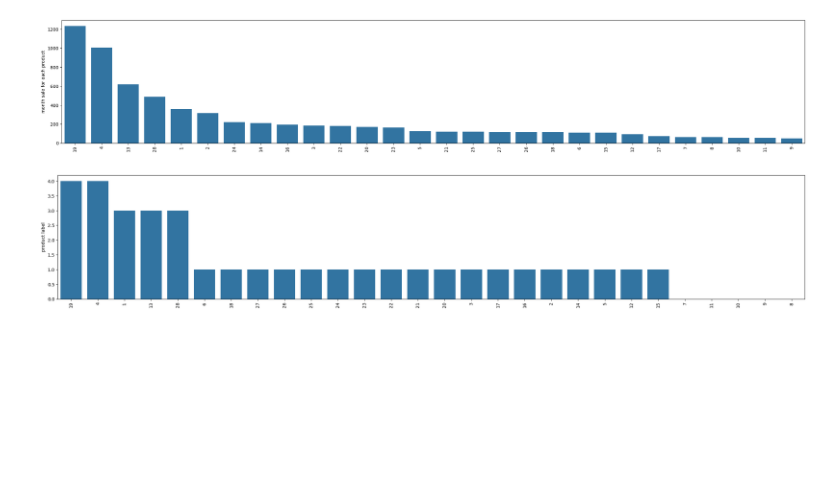
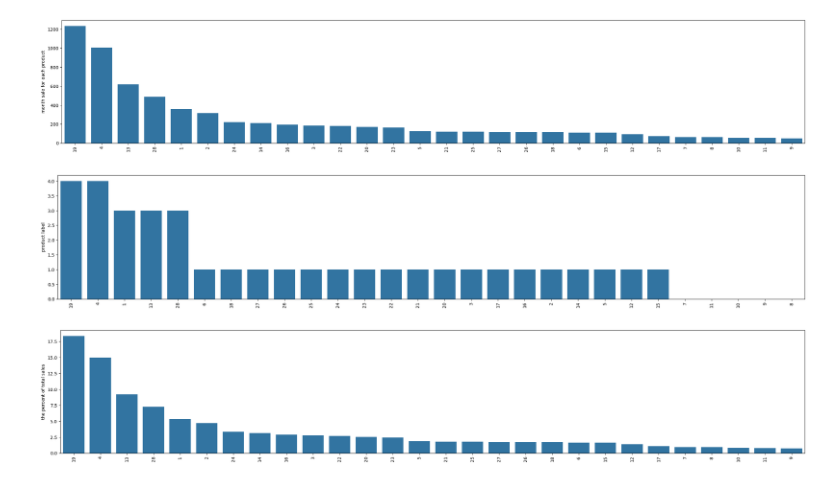
Before and after one commit to junweichen1999/brand_product_sale_analysis, a Jupyter notebook: anal_product.ipynb, the cells around one changed output. Drawn from its saved outputs; the diff is of its cells as text; code cells hidden in the pictures; blank space fills up the shorter version.

```diff
--- a/anal_product.ipynb
+++ b/anal_product.ipynb
@@ -421,3 +421,7 @@ des_plot("平均月銷售", "month sale for each product")
 des_plot("y", "product label")
 # %% [output]
 [figure]
+# %%
+des_plot('銷售佔比','the percent of total sales')
+# %% [output]
+[figure, added]
```
Also changed, not shown: parts of 2 cells of this notebook.
